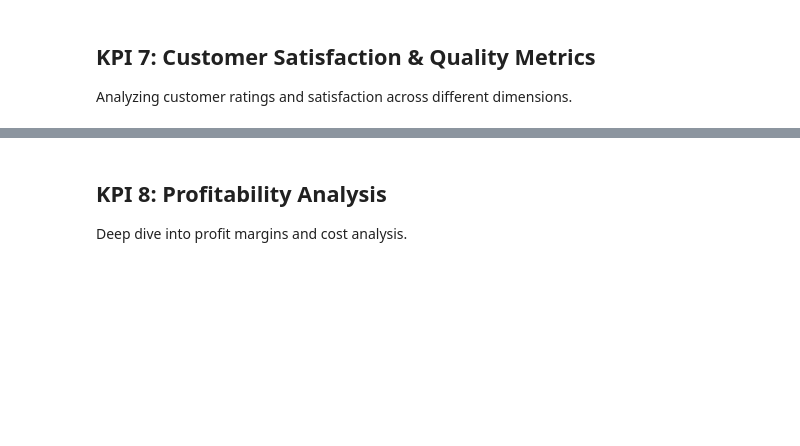
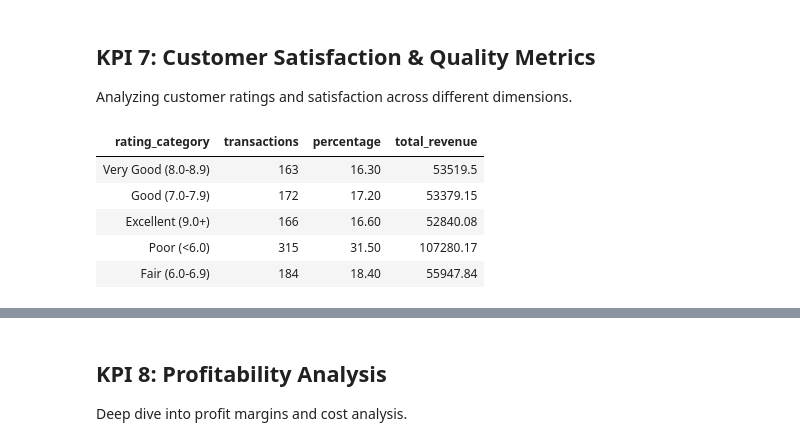
Before and after one commit to inbravo/dbxsql-feature-set, a Jupyter notebook: sql/sales/Supermarket_Sales_Analysis_v3.ipynb, the cells around one changed output, grey strips where cells are left out. Drawn from its saved outputs; the diff is of its cells as text; code cells hidden in the pictures; blank space fills up the shorter version.

```diff
--- a/sql/sales/Supermarket_Sales_Analysis_v3.ipynb
+++ b/sql/sales/Supermarket_Sales_Analysis_v3.ipynb
@@ -248,33 +347,33 @@ ORDER BY hour_of_day
 
 Analyzing customer ratings and satisfaction across different dimensions.
 # %%
+%sql
 -- Rating Distribution Analysis
 SELECT
   CASE
     WHEN Rating >= 9.0 THEN 'Excellent (9.0+)'
     WHEN Rating >= 8.0 THEN 'Very Good (8.0-8.9)'
     WHEN Rating >= 7.0 THEN 'Good (7.0-7.9)'
     WHEN Rating >= 6.0 THEN 'Fair (6.0-6.9)'
     ELSE 'Poor (<6.0)'
   END as rating_category,
   COUNT(*) as transactions,
-  ROUND(COUNT(*) * 100.0 / (SELECT COUNT(*) FROM sales_data), 2) as percentage,
+  ROUND(COUNT(*) * 100.0 / (SELECT COUNT(*) FROM `supermarket_sales`.`sales_silver`.`cleansed_sales_data`), 2) as percentage,
   ROUND(SUM(Total), 2) as total_revenue
-FROM sales_data
+FROM `supermarket_sales`.`sales_silver`.`cleansed_sales_data`
 GROUP BY
   CASE
     WHEN Rating >= 9.0 THEN 'Excellent (9.0+)'
     WHEN Rating >= 8.0 THEN 'Very Good (8.0-8.9)'
     WHEN Rating >= 7.0 THEN 'Good (7.0-7.9)'
     WHEN Rating >= 6.0 THEN 'Fair (6.0-6.9)'
     ELSE 'Poor (<6.0)'
   END
-ORDER BY
-  CASE
-    WHEN Rating >= 9.0 THEN 1
-    WHEN Rating >= 8.0 THEN 2
-    WHEN Rating >= 7.0 THEN 3
-    WHEN Rating >= 6.0 THEN 4
-    ELSE 5
-  END
+# %% [output]
+| rating_category | transactions | percentage | total_revenue |
+| Very Good (8.0-8.9) | 163 | 16.30 | 53519.5 |
+| Good (7.0-7.9) | 172 | 17.20 | 53379.15 |
+| Excellent (9.0+) | 166 | 16.60 | 52840.08 |
+| Poor (<6.0) | 315 | 31.50 | 107280.17 |
+| Fair (6.0-6.9) | 184 | 18.40 | 55947.84 |
 # %%
```
Also changed, not shown: parts of 21 cells of this notebook, 1 other file.
